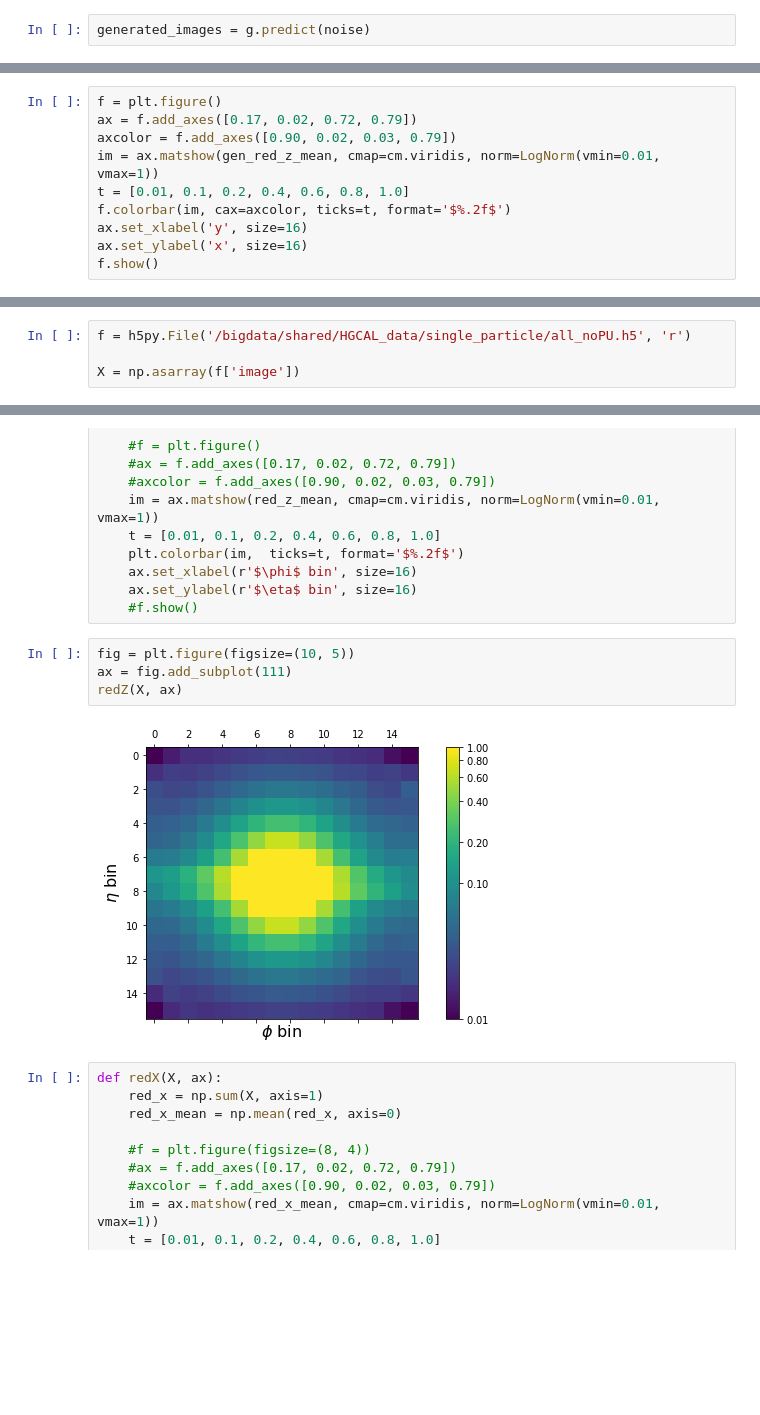
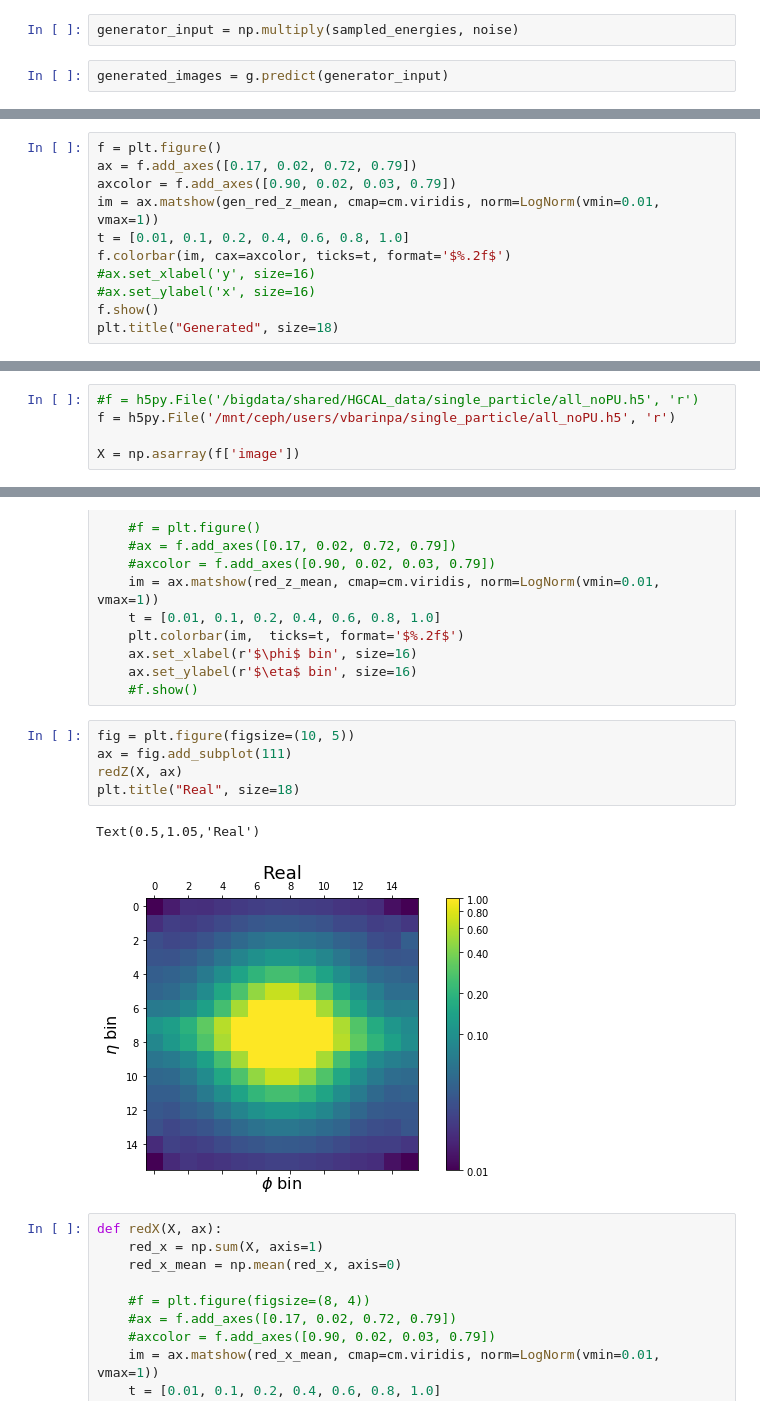
Before and after one commit to vitoriapacela/hgcal_wgan, a Jupyter notebook: notebooks/plot2d.ipynb, the cells around one changed output, grey strips where cells are left out. Cells and saved outputs as stored; diff of their text form; blank space fills up the shorter version.

Commit message:
plots

```diff
--- a/notebooks/plot2d.ipynb
+++ b/notebooks/plot2d.ipynb
@@ -52,5 +59,7 @@ _________________________________________________________________
+# %%
+generator_input = np.multiply(sampled_energies, noise)
 # %%
-generated_images = g.predict(noise)
+generated_images = g.predict(generator_input)
 # %%
 #generated_images[10, :, :, 12].shape
 
@@ -99,7 +108,8 @@ axcolor = f.add_axes([0.90, 0.02, 0.03, 0.79])
 im = ax.matshow(gen_red_z_mean, cmap=cm.viridis, norm=LogNorm(vmin=0.01, vmax=1))
 t = [0.01, 0.1, 0.2, 0.4, 0.6, 0.8, 1.0]
 f.colorbar(im, cax=axcolor, ticks=t, format='$%.2f$')
-ax.set_xlabel('y', size=16)
-ax.set_ylabel('x', size=16)
+#ax.set_xlabel('y', size=16)
+#ax.set_ylabel('x', size=16)
 f.show()
+plt.title("Generated", size=18)
 # %% [output]
@@ -111,7 +122,8 @@ f.show()
 # %% [markdown]
 # Real image
 # %%
-f = h5py.File('/bigdata/shared/HGCAL_data/single_particle/all_noPU.h5', 'r')
+#f = h5py.File('/bigdata/shared/HGCAL_data/single_particle/all_noPU.h5', 'r')
+f = h5py.File('/mnt/ceph/users/vbarinpa/single_particle/all_noPU.h5', 'r')
 
 X = np.asarray(f['image'])
 # %%
@@ -147,9 +159,11 @@ def redZ(X, ax):
 # %%
 fig = plt.figure(figsize=(10, 5))
 ax = fig.add_subplot(111)
 redZ(X, ax)
+plt.title("Real", size=18)
 # %% [output]
+Text(0.5,1.05,'Real')
-[figure, old version]
+[figure, new version]
 # %%
 def redX(X, ax):
     red_x = np.sum(X, axis=1)
```
Also changed, not shown: parts of 10 cells of this notebook, 4 other files.
